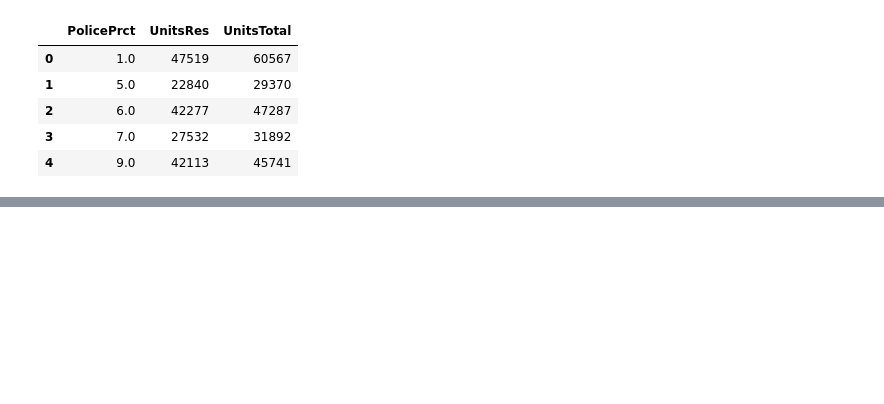
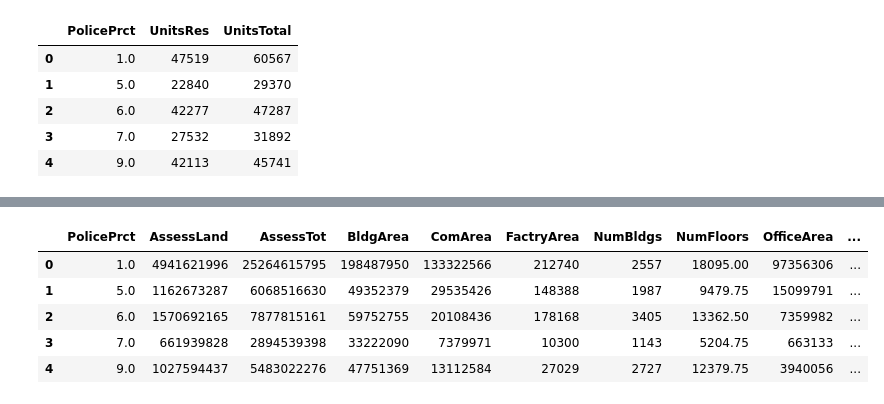
Before and after one commit to tharma3/patrol_allocation, a Jupyter notebook: notebooks/Pluto_data.ipynb, the cells around one changed output, grey strips where cells are left out. Drawn from its saved outputs; the diff is of its cells as text; code cells hidden in the pictures; blank space fills up the shorter version.

```diff
--- a/notebooks/Pluto_data.ipynb
+++ b/notebooks/Pluto_data.ipynb
@@ -167,0 +226,18 @@ plutoCounts2.to_csv('plutocounts.csv')
+# %%
+nycplutoR2 = nycpluto[['AssessLand', 'AssessTot',
+       'BldgArea', 'ComArea', 'FactryArea',
+       'NumBldgs', 'NumFloors', 'OfficeArea',
+       'PolicePrct', 'ResArea',
+       'RetailArea', 'StrgeArea',
+       'UnitsRes', 'UnitsTotal']]
+# %%
+nycplutoR3 = nycplutoR2.groupby(by='PolicePrct').sum().reset_index()
+# %%
+nycplutoR3.head()
+# %% [output]
+|  | PolicePrct | AssessLand | AssessTot | BldgArea | ComArea | FactryArea | NumBldgs | NumFloors | OfficeArea | ... |
+| 0 | 1.0 | 4941621996 | 25264615795 | 198487950 | 133322566 | 212740 | 2557 | 18095.00 | 97356306 | ... |
+| 1 | 5.0 | 1162673287 | 6068516630 | 49352379 | 29535426 | 148388 | 1987 | 9479.75 | 15099791 | ... |
+| 2 | 6.0 | 1570692165 | 7877815161 | 59752755 | 20108436 | 178168 | 3405 | 13362.50 | 7359982 | ... |
+| 3 | 7.0 | 661939828 | 2894539398 | 33222090 | 7379971 | 10300 | 1143 | 5204.75 | 663133 | ... |
+| 4 | 9.0 | 1027594437 | 5483022276 | 47751369 | 13112584 | 27029 | 2727 | 12379.75 | 3940056 | ... |
```
Also changed, not shown: parts of 9 cells of this notebook.
